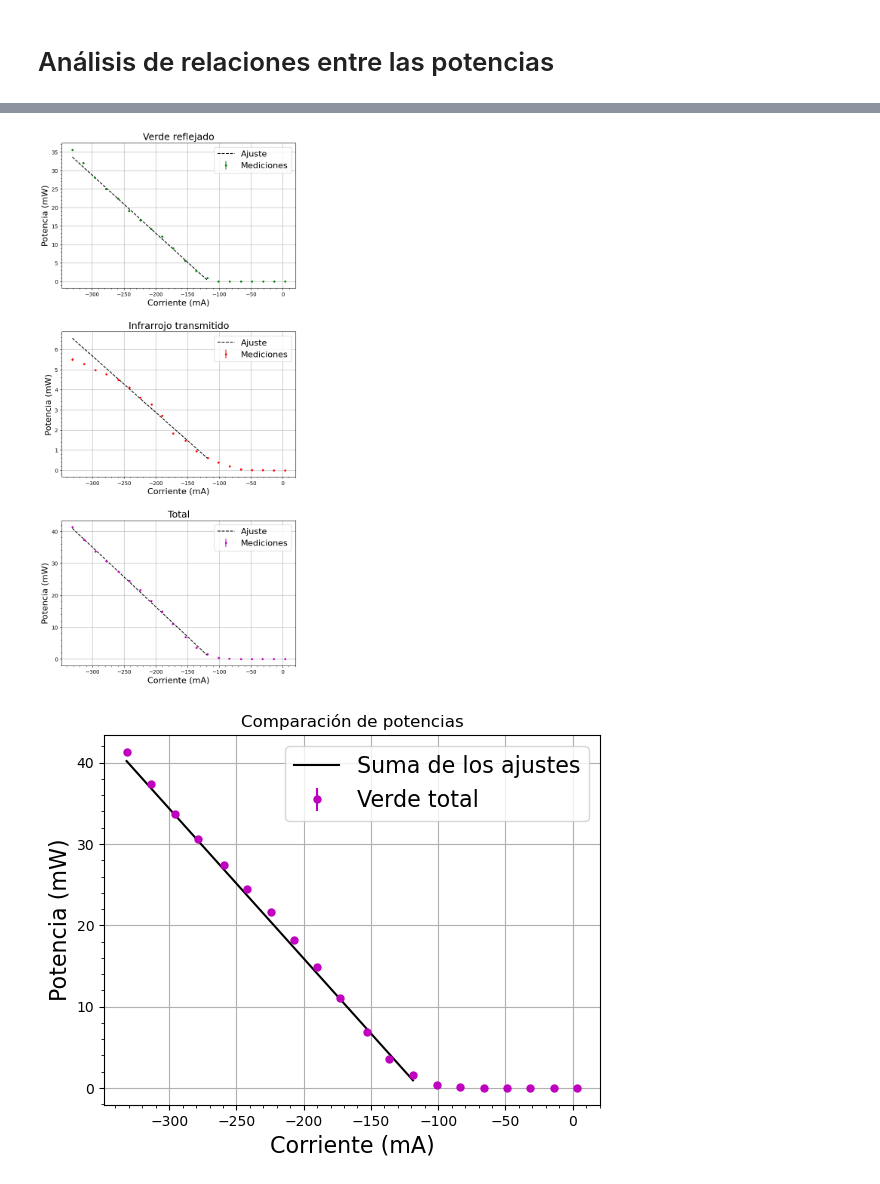
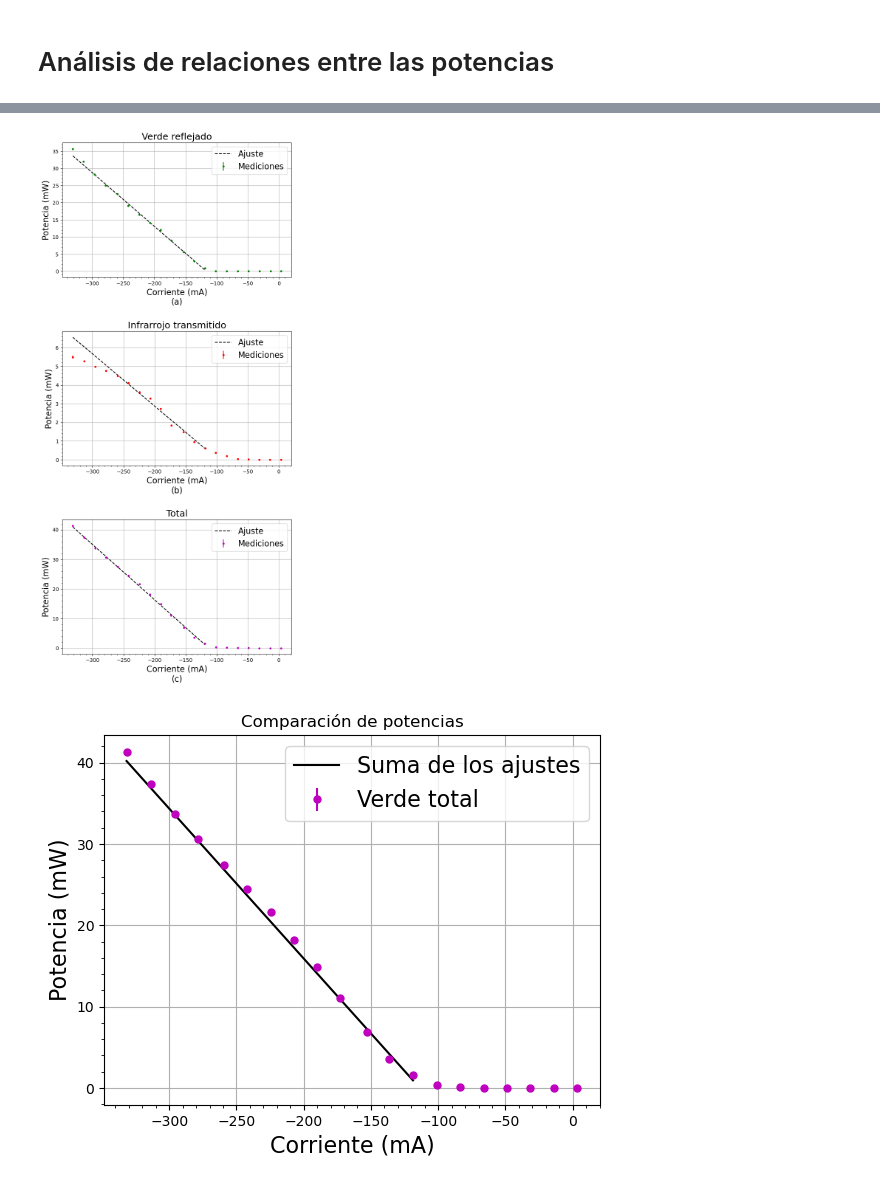
Before and after one commit to DelManuel/Magnetometro-optico, a Jupyter notebook: códigos/analisis_pow_laser.ipynb, the cells around one changed output, grey strips where cells are left out. Drawn from its saved outputs; the diff is of its cells as text; code cells hidden in the pictures.

```diff
--- a/códigos/analisis_pow_laser.ipynb
+++ b/códigos/analisis_pow_laser.ipynb
@@ -152,7 +152,7 @@ def ajuste_lineal(x: np.ndarray, y: np.array, y_err: np.ndarray) -> List[float]:
 files = ["Verde reflejado", "Infrarrojo transmitido", "Verde total"]
 labels = ["Verde reflejado", "Infrarrojo transmitido", "Total"]
 marker_color = ["g","r", "m"]
-
+letras = ["(a)", "(b)", "(c)"]
 lista_POW_ajuste = []
 
 # fig, axs = plt.subplots(nrows = 1, ncols = len(files), figsize=(16,6))
@@ -164,37 +164,38 @@ for i, ax in enumerate(fig.axes):
     corr_values = dic_pow[f"corr:{color}"]#[:13]
     POW_values = dic_pow[f"pow:{color}"]#[:13]
     POW_var_values = dic_pow[f"sigma:{color}"]#[:13]
 
     a, b, cov_matrix = ajuste_lineal(corr_values[:13],POW_values[:13], POW_var_values[:13])# Ajustamos el rango en el que se prende el láser
 
     corr_ajuste = np.linspace(min(corr_values[:13]), max(corr_values[:13]), 1000)
     POW_ajuste = lineal(corr_ajuste,a,b)
     lista_POW_ajuste.append(POW_ajuste)
 
     # sigma = np.sqrt(cov_matrix[1,1]+(corr_ajuste**2)*cov_matrix[0,0]+2*corr_ajuste*cov_matrix[0,1])
     # y_1 = POW_ajuste+sigma
     # y_2 = POW_ajuste-sigma
 
     # ax.fill(
     #     np.append(corr_ajuste, corr_ajuste[::-1]),
     #     np.append(y_1, y_2[::-1]),
     #     color = marker_color[i],
     #     alpha = 0.5,
     #     label = "Bandas de error del ajuste"
     # )
 
     ax.errorbar(corr_values, POW_values,yerr = POW_var_values,marker = ".", ls = "", color = f"{marker_color[i]}", label = "Mediciones")
     ax.plot(corr_ajuste, POW_ajuste,color = "k", ls = "--", label = "Ajuste")
-    ax.set_xlabel("Corriente (mA)")
+    ax.set_xlabel(f"Corriente (mA)\n{letras[i]}")
     # if i == 0:
     ax.set_ylabel("Potencia (mW)")
     ax.set_title(f"{labels[i]}", fontsize = 18)
     ax.legend(loc = "upper right")
-#plt.savefig("../imagenes/Medidor de potencia/Ajuste de potencia.png")
-plt.subplots_adjust(wspace=0.12, hspace=0.3)
+
+plt.subplots_adjust(wspace=0.12, hspace=0.4)
+plt.savefig("../imagenes/Medidor de potencia/potencia + ajuste columna.png")
 plt.show()
 # %% [output]
-[figure, old version]
+[figure, new version]
 # %%
 pow_suma = lista_POW_ajuste[0]+lista_POW_ajuste[1]
 
```
Also changed, not shown: parts of 2 cells of this notebook, 5 other files.
